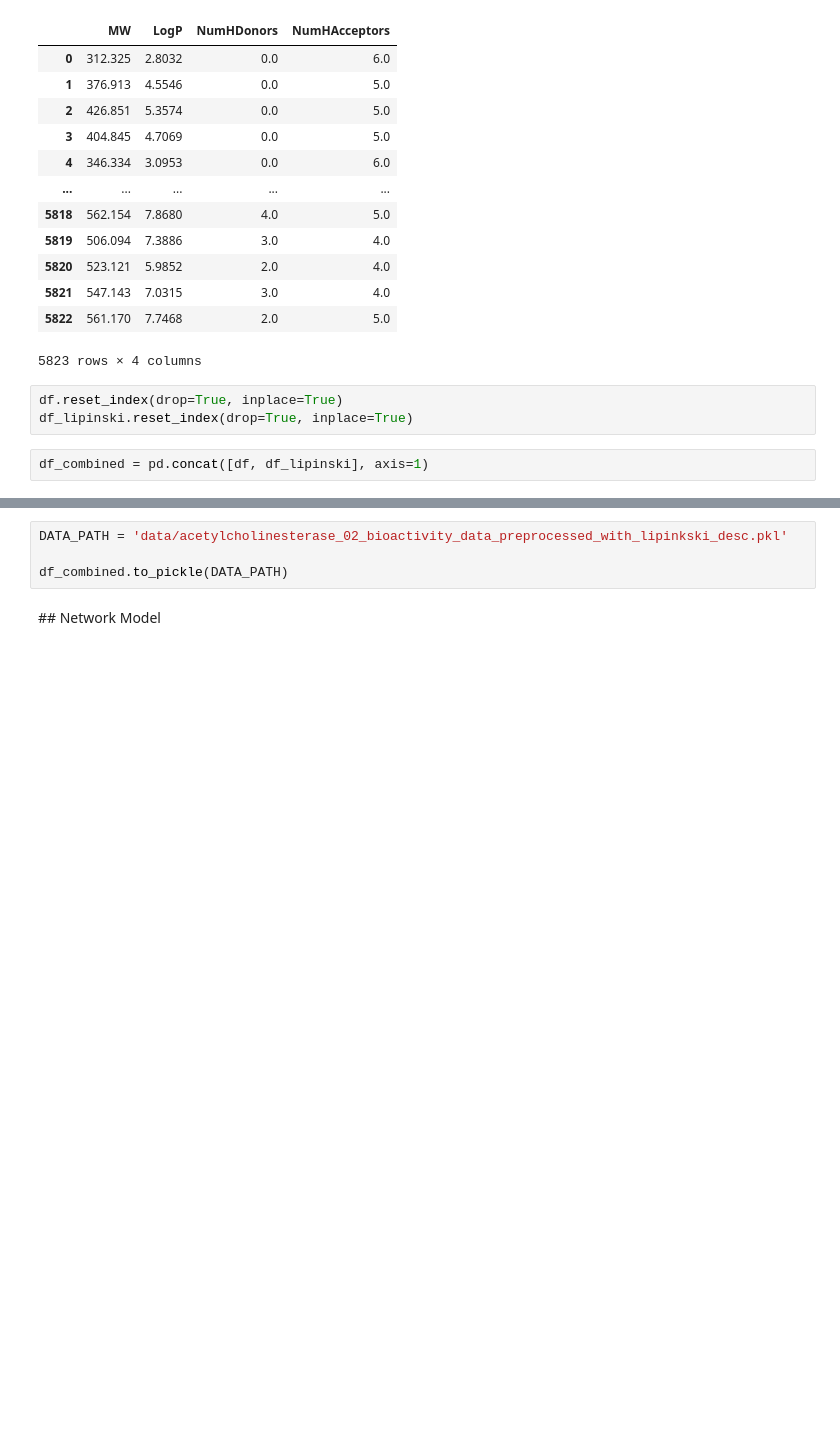
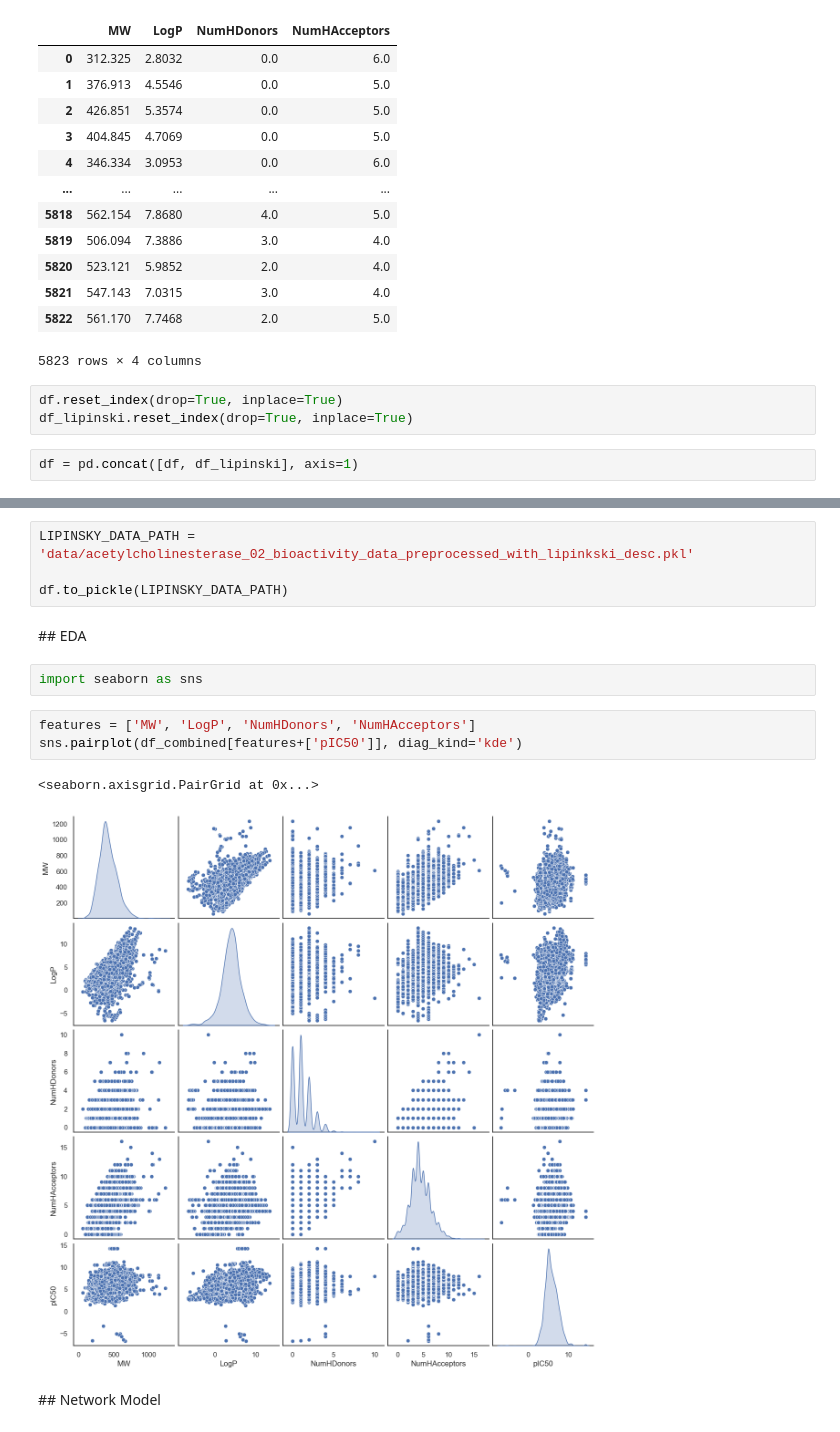
Before and after one commit to mauricio-anderson/bioinformatics_final_project, a Jupyter notebook: 005_Para_investigar.ipynb, the cells around one changed output, grey strips where cells are left out. Cells and saved outputs as stored; diff of their text form; blank space fills up the shorter version.

```diff
--- a/005_Para_investigar.ipynb
+++ b/005_Para_investigar.ipynb
@@ -174,5 +174,5 @@ df_lipinski = lipinski(df.canonical_smiles)
 df.reset_index(drop=True, inplace=True)
 df_lipinski.reset_index(drop=True, inplace=True)
 # %%
-df_combined = pd.concat([df, df_lipinski], axis=1)
+df = pd.concat([df, df_lipinski], axis=1)
 # %%
@@ -183,8 +183,18 @@ df_combined.head(3)
 | 1 | CHEMBL336398 | O=C(N1CCCCC1)n1nc(-c2ccc(Cl)cc2)n... | 100.0 | 100.0 | 7.000000 | 376.913 | 4.5546 | ... |
 | 2 | CHEMBL131588 | CN(C(=O)n1nc(-c2ccc(Cl)cc2)nc1SCC... | 50000.0 | 50000.0 | 4.301030 | 426.851 | 5.3574 | ... |
 # %%
-DATA_PATH = 'data/acetylcholinesterase_02_bioactivity_data_preprocessed_with_lipinkski_desc.pkl'
+LIPINSKY_DATA_PATH = 'data/acetylcholinesterase_02_bioactivity_data_preprocessed_with_lipinkski_desc.pkl'
 
-df_combined.to_pickle(DATA_PATH)
+df.to_pickle(LIPINSKY_DATA_PATH)
+# %% [markdown]
+## EDA
+# %%
+import seaborn as sns
+# %%
+features = ['MW', 'LogP', 'NumHDonors', 'NumHAcceptors']
+sns.pairplot(df_combined[features+['pIC50']], diag_kind='kde')
+# %% [output]
+<seaborn.axisgrid.PairGrid at 0x...>
+[figure, added]
 # %% [markdown]
 ## Network Model
```
Also changed, not shown: parts of 24 cells of this notebook, 3 other files.
